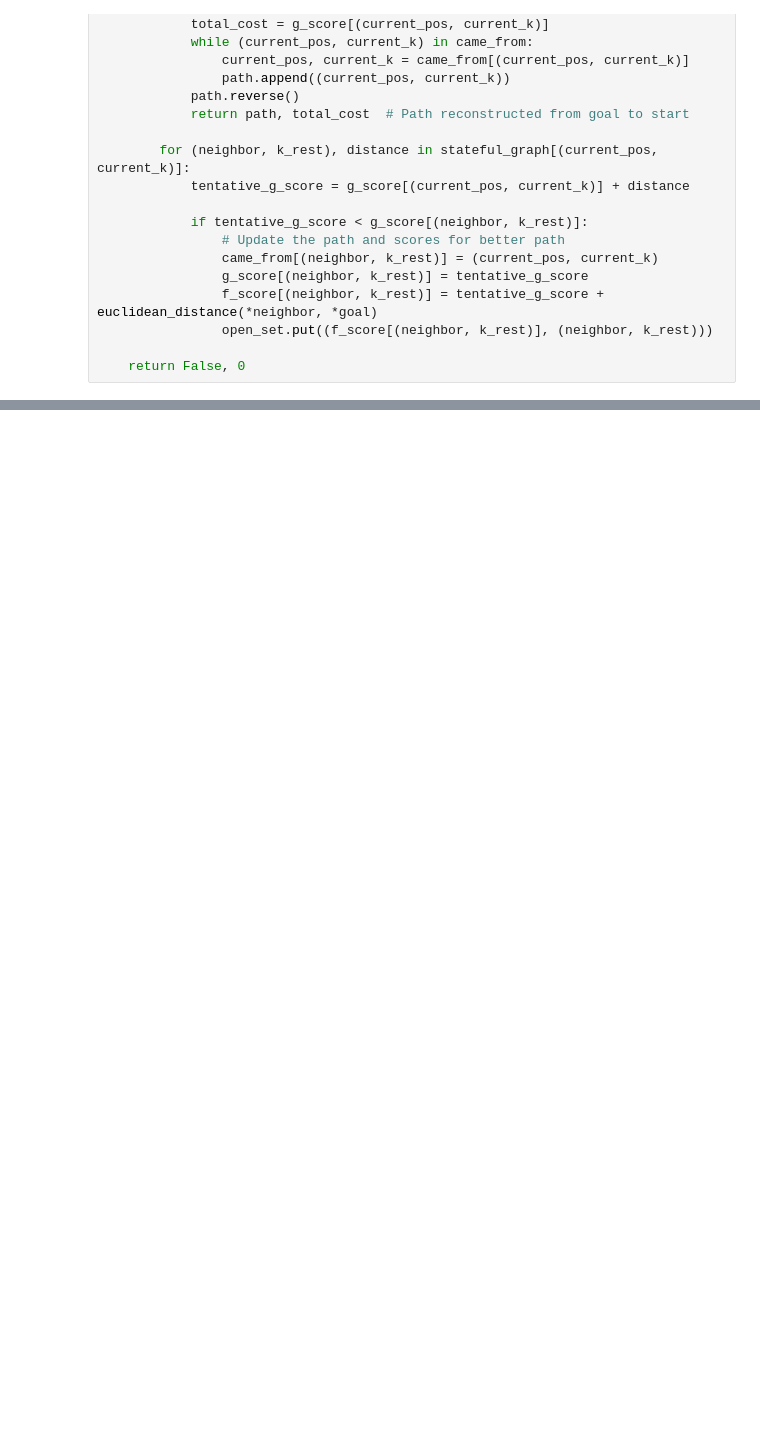
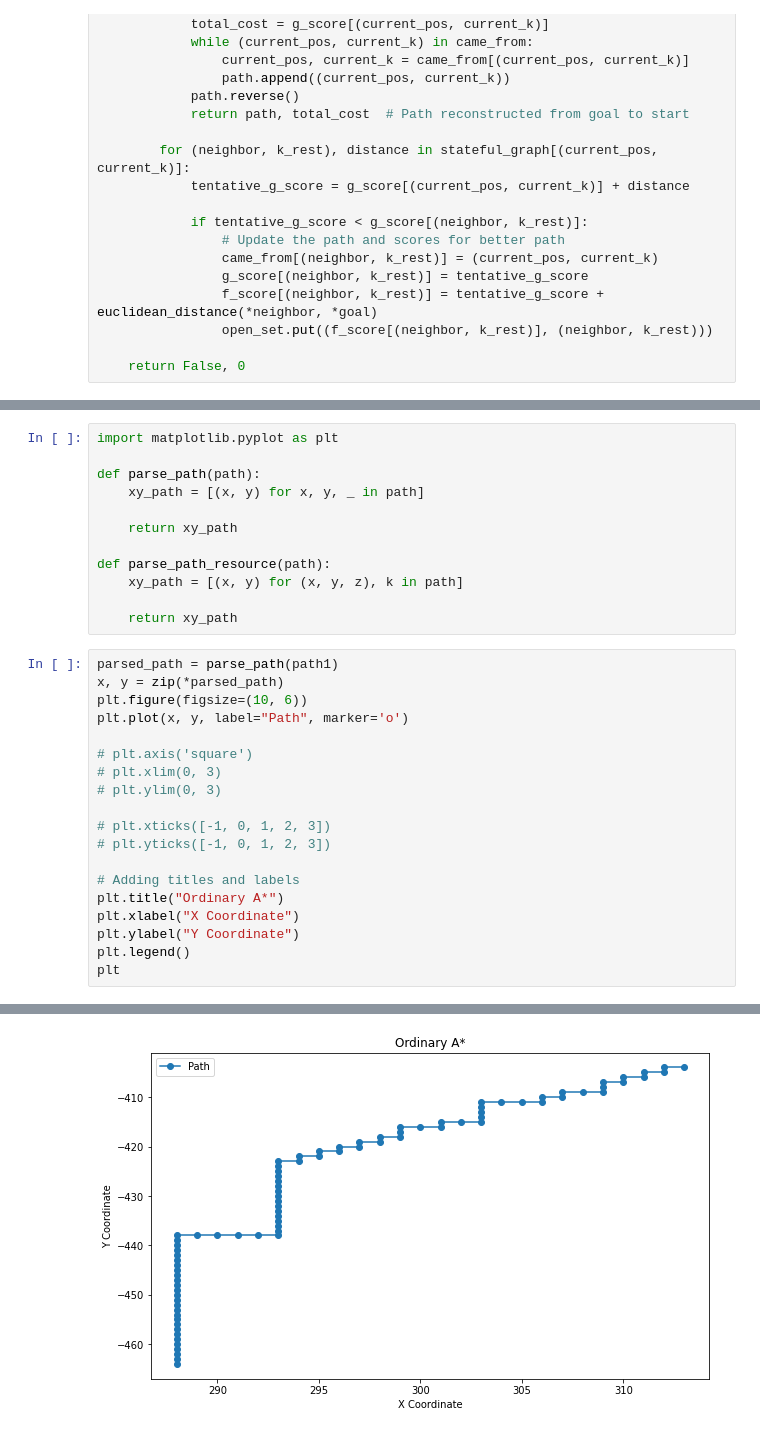
Before and after one commit to MronakX/CSEWI24202-proj, a Jupyter notebook: build.ipynb, the cells around one changed output, grey strips where cells are left out. Cells and saved outputs as stored; diff of their text form; blank space fills up the shorter version.

Commit message:
update: image

```diff
--- a/build.ipynb
+++ b/build.ipynb
@@ -205,3 +190,35 @@ Path: [(288, -464, -61), (288, -463, -61), (288, -462, -61), (288, -461, -61), (
 Total cost: 85.0
 Path: [((288, -464, -61), 5), ((288, -463, -61), 5), ((288, -462, -61), 5), ((288, -461, -61), 5), ((288, -460, -61), 5), ((288, -459, -61), 5), ((288, -458, -61), 5), ((288, -457, -61), 5), ((288, -4 ...
 Total cost: 85.0
+# %%
+import matplotlib.pyplot as plt
+
+def parse_path(path):
+    xy_path = [(x, y) for x, y, _ in path]
+
+    return xy_path
+
+def parse_path_resource(path):
+    xy_path = [(x, y) for (x, y, z), k in path]
+
+    return xy_path
+# %%
+parsed_path = parse_path(path1)
+x, y = zip(*parsed_path)
+plt.figure(figsize=(10, 6))
+plt.plot(x, y, label="Path", marker='o')
+
+# plt.axis('square')
+# plt.xlim(0, 3)
+# plt.ylim(0, 3)
+
+# plt.xticks([-1, 0, 1, 2, 3])
+# plt.yticks([-1, 0, 1, 2, 3])
+
+# Adding titles and labels
+plt.title("Ordinary A*")
+plt.xlabel("X Coordinate")
+plt.ylabel("Y Coordinate")
+plt.legend()
+plt
+# %% [output]
@@ -207,0 +226 @@ Total cost: 85.0
+[figure, added]
```
Also changed, not shown: parts of 4 cells of this notebook.
